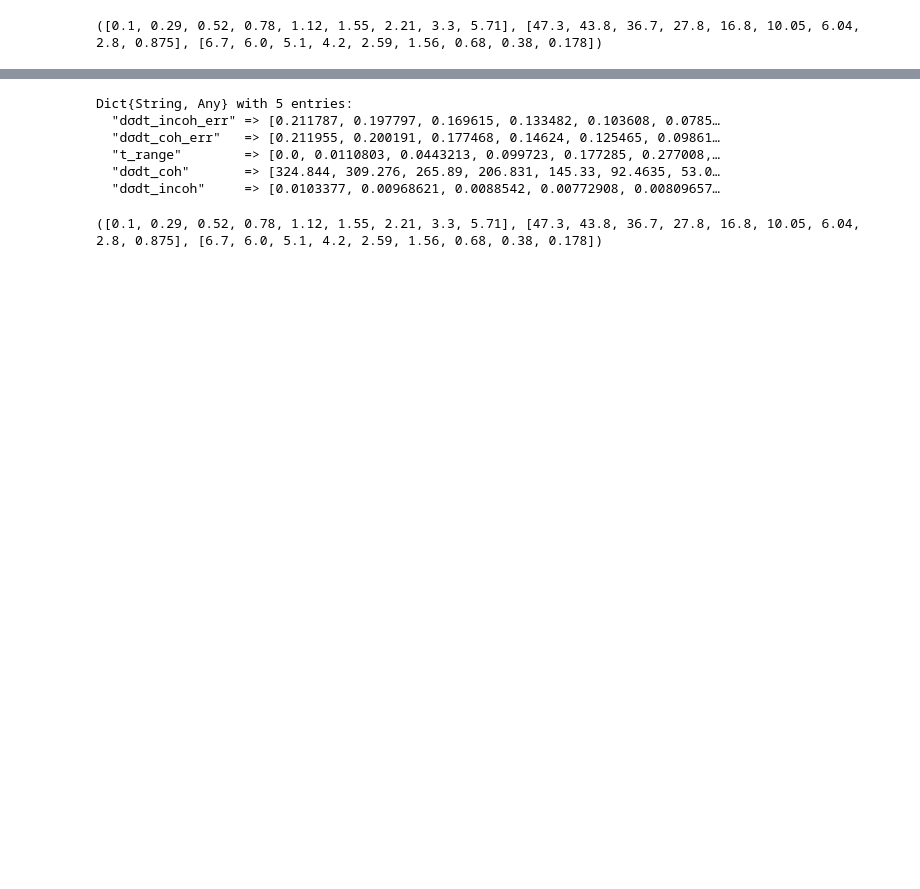
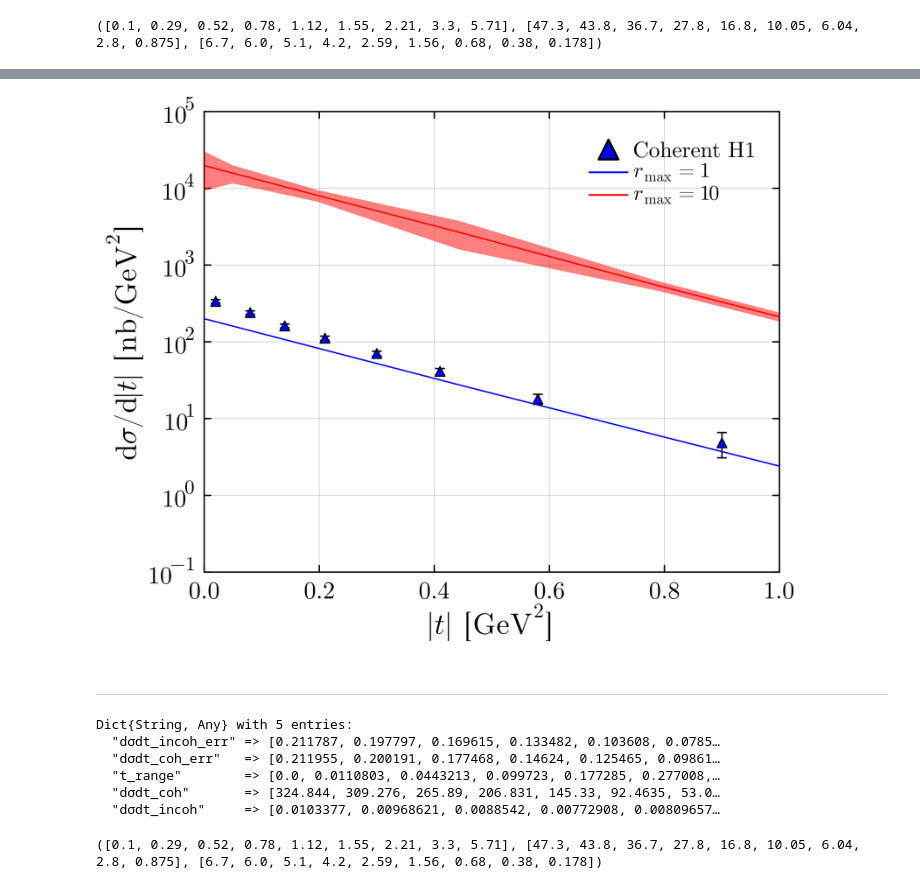
Before and after one commit to avramescudana/protonshape, a Jupyter notebook: notebooks/ShapeFunctionsTests.ipynb, the cells around one changed output, grey strips where cells are left out. Saved outputs shown, nothing was run; the diff lists cells and outputs as text; code cells hidden in the pictures; blank space fills up the shorter version.

```diff
--- a/notebooks/ShapeFunctionsTests.ipynb
+++ b/notebooks/ShapeFunctionsTests.ipynb
@@ -701,3 +593,14 @@ display(plt)
+# %%
+data_rmax_1 = CoherentMCData(t_range, dσdt_coh_rmax_1, abs2.(dσdt_coh_err_rmax_1), tcent_coh_hera, dσdt_coh_hera, Δtot_coh_hera)
+data_rmax_10 = CoherentMCData(t_range, dσdt_coh_rmax_10, abs2.(dσdt_coh_err_rmax_10), tcent_coh_hera, dσdt_coh_hera, Δtot_coh_hera)
+p = plot(data_rmax_1; custom_label = "\$r_{\\mathrm{max}} =1\$", color = :blue)
+plot!(p, data_rmax_10; custom_label = "\$r_{\\mathrm{max}} =10\$", color=:red, hera=false)
+ylims!(p, (0.1, 100000))
+# annotate!(p, 0.28, 0.17, text(L"\mathrm{Fluctuation}~(3,3)~\mathrm{with}~\sigma=10", :black, 11))
+# %% [output]
+[figure, added]
+# %% [markdown]
+---
 # %%
 using JLD2
 # %%
```
Also changed, not shown: parts of 18 cells of this notebook, 3 other files.
